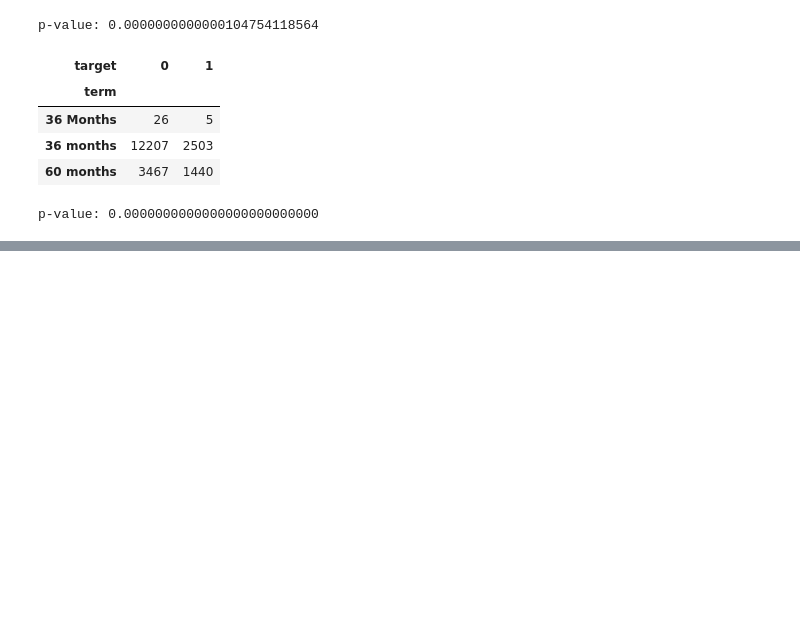
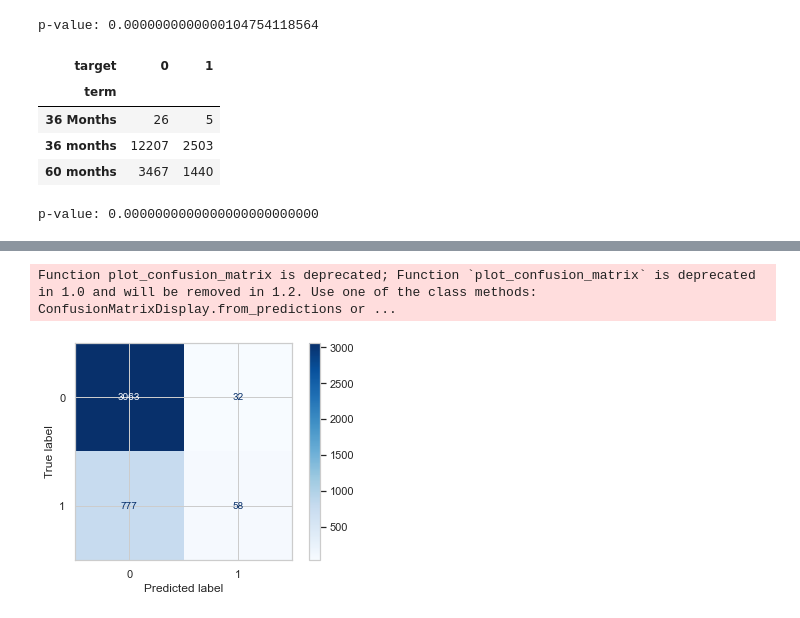
Before and after one commit to LiamO93/Data_Projects, a Jupyter notebook: Loan Default Project.ipynb, the cells around one changed output, grey strips where cells are left out. Drawn from its saved outputs; the diff is of its cells as text; code cells hidden in the pictures; blank space fills up the shorter version.

```diff
--- a/Loan Default Project.ipynb
+++ b/Loan Default Project.ipynb
@@ -603,0 +652,13 @@ NameError: name 'data_2' is not defined
+# %%
+# Confusion Matrix display
+plot_confusion_matrix(clf_nn, X_test_nn, y_test_nn, values_format=".4g", cmap="Blues")
+
+# Creating assignments for Final Results
+tn, fp, fn, tp = confusion_matrix(y_test_nn == 1, y_preds_nn > 0.5).ravel()
+tn_nn = tn
+fp_nn = fp
+fn_nn = fn
+tp_nn = tp
+# %% [output]
+Function plot_confusion_matrix is deprecated; Function `plot_confusion_matrix` is deprecated in 1.0 and will be removed in 1.2. Use one of the class methods: ConfusionMatrixDisplay.from_predictions or ...
+[figure, added]
```
Also changed, not shown: parts of 24 cells of this notebook.
